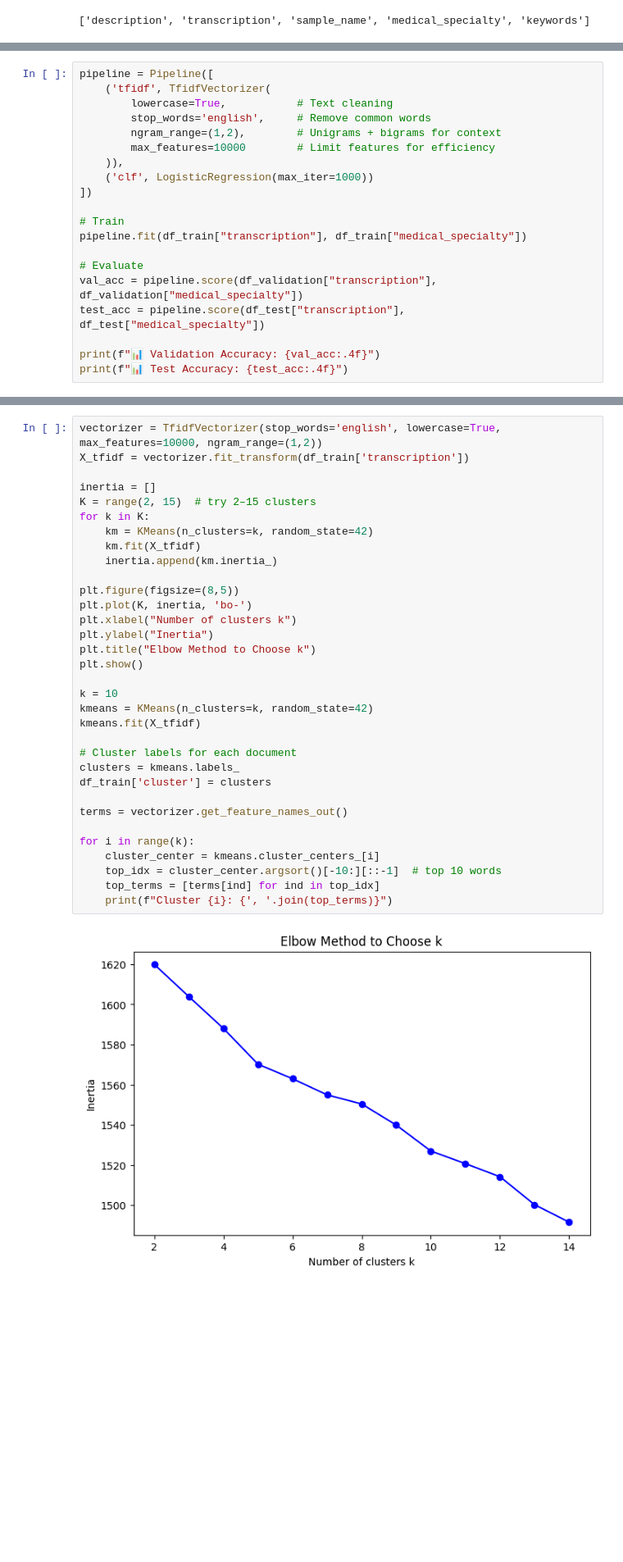
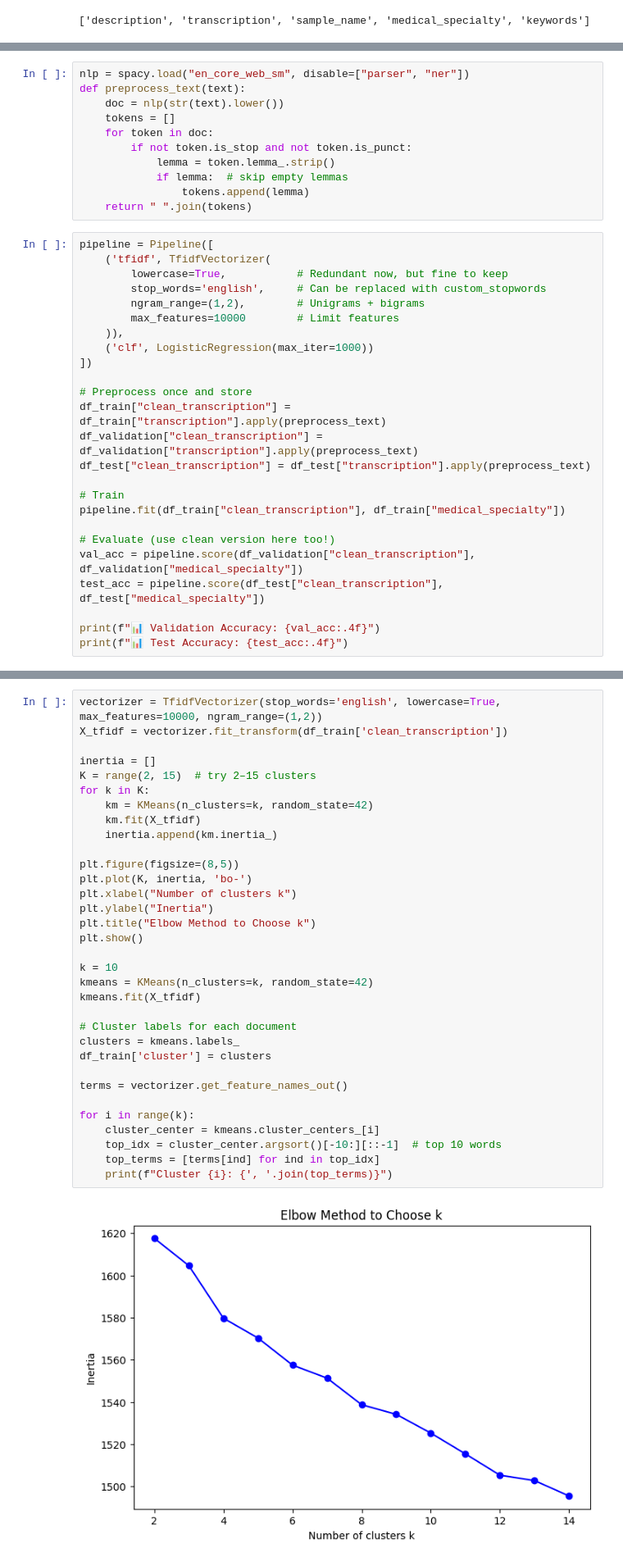
Before and after one commit to Pasindu03/ML-Final, a Jupyter notebook: final.ipynb, the cells around one changed output, grey strips where cells are left out. Shown: that part at 82% size. Saved outputs shown, nothing was run; the diff lists cells and outputs as text; blank space fills up the shorter version.

```diff
--- a/final.ipynb
+++ b/final.ipynb
@@ -79,23 +80,39 @@ Passing `palette` without assigning `hue` is deprecated and will be removed in v
 
   sns.countplot(y=df_train["medical_specialty"], order=df_train["medical_specialty"].value_counts().index, palette="viridis")
 [figure]
+# %%
+nlp = spacy.load("en_core_web_sm", disable=["parser", "ner"])
+def preprocess_text(text):
+    doc = nlp(str(text).lower())
+    tokens = []
+    for token in doc:
+        if not token.is_stop and not token.is_punct:
+            lemma = token.lemma_.strip()
+            if lemma:  # skip empty lemmas
+                tokens.append(lemma)
+    return " ".join(tokens)
 # %%
 pipeline = Pipeline([
     ('tfidf', TfidfVectorizer(
-        lowercase=True,           # Text cleaning
-        stop_words='english',     # Remove common words
-        ngram_range=(1,2),        # Unigrams + bigrams for context
-        max_features=10000        # Limit features for efficiency
+        lowercase=True,           # Redundant now, but fine to keep
+        stop_words='english',     # Can be replaced with custom_stopwords
+        ngram_range=(1,2),        # Unigrams + bigrams
+        max_features=10000        # Limit features
     )),
     ('clf', LogisticRegression(max_iter=1000))
 ])
 
+# Preprocess once and store
+df_train["clean_transcription"] = df_train["transcription"].apply(preprocess_text)
+df_validation["clean_transcription"] = df_validation["transcription"].apply(preprocess_text)
+df_test["clean_transcription"] = df_test["transcription"].apply(preprocess_text)
+
 # Train
-pipeline.fit(df_train["transcription"], df_train["medical_specialty"])
+pipeline.fit(df_train["clean_transcription"], df_train["medical_specialty"])
 
-# Evaluate
-val_acc = pipeline.score(df_validation["transcription"], df_validation["medical_specialty"])
-test_acc = pipeline.score(df_test["transcription"], df_test["medical_specialty"])
+# Evaluate (use clean version here too!)
+val_acc = pipeline.score(df_validation["clean_transcription"], df_validation["medical_specialty"])
+test_acc = pipeline.score(df_test["clean_transcription"], df_test["medical_specialty"])
 
 print(f"📊 Validation Accuracy: {val_acc:.4f}")
 print(f"📊 Test Accuracy: {test_acc:.4f}")
@@ -195,35 +213,35 @@ Cardiovascular / Pulmonary       0.92      0.96      0.94       109
 # %%
 vectorizer = TfidfVectorizer(stop_words='english', lowercase=True, max_features=10000, ngram_range=(1,2))
-X_tfidf = vectorizer.fit_transform(df_train['transcription'])
+X_tfidf = vectorizer.fit_transform(df_train['clean_transcription'])
 
 inertia = []
 K = range(2, 15)  # try 2–15 clusters
 for k in K:
     km = KMeans(n_clusters=k, random_state=42)
     km.fit(X_tfidf)
     inertia.append(km.inertia_)
 
 plt.figure(figsize=(8,5))
 plt.plot(K, inertia, 'bo-')
 plt.xlabel("Number of clusters k")
 plt.ylabel("Inertia")
 plt.title("Elbow Method to Choose k")
 plt.show()
 
 k = 10
 kmeans = KMeans(n_clusters=k, random_state=42)
 kmeans.fit(X_tfidf)
 
 # Cluster labels for each document
 clusters = kmeans.labels_
 df_train['cluster'] = clusters
 
 terms = vectorizer.get_feature_names_out()
 
 for i in range(k):
     cluster_center = kmeans.cluster_centers_[i]
     top_idx = cluster_center.argsort()[-10:][::-1]  # top 10 words
     top_terms = [terms[ind] for ind in top_idx]
     print(f"Cluster {i}: {', '.join(top_terms)}")
 # %% [output]
-[figure, old version]
+[figure, new version]
```
Also changed, not shown: parts of 6 cells of this notebook.
